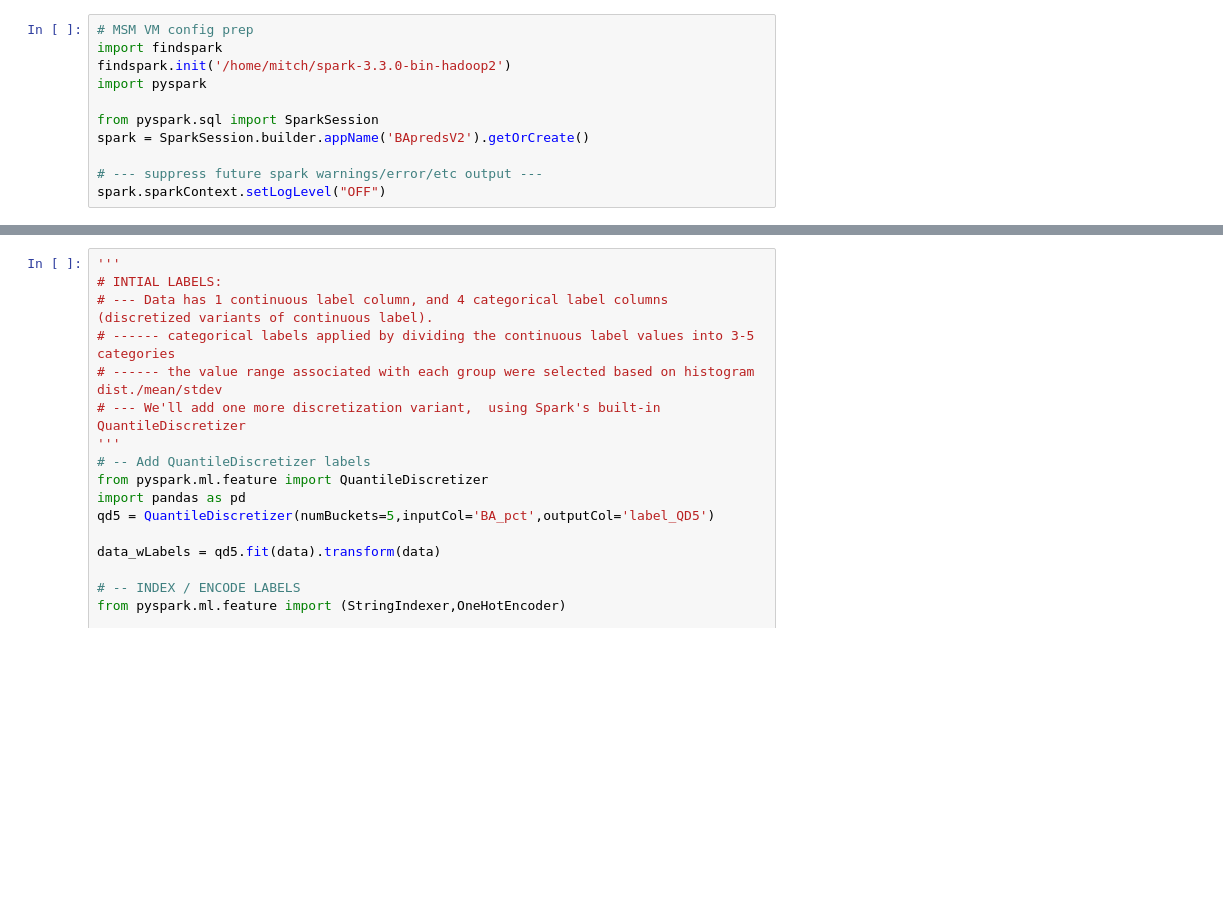
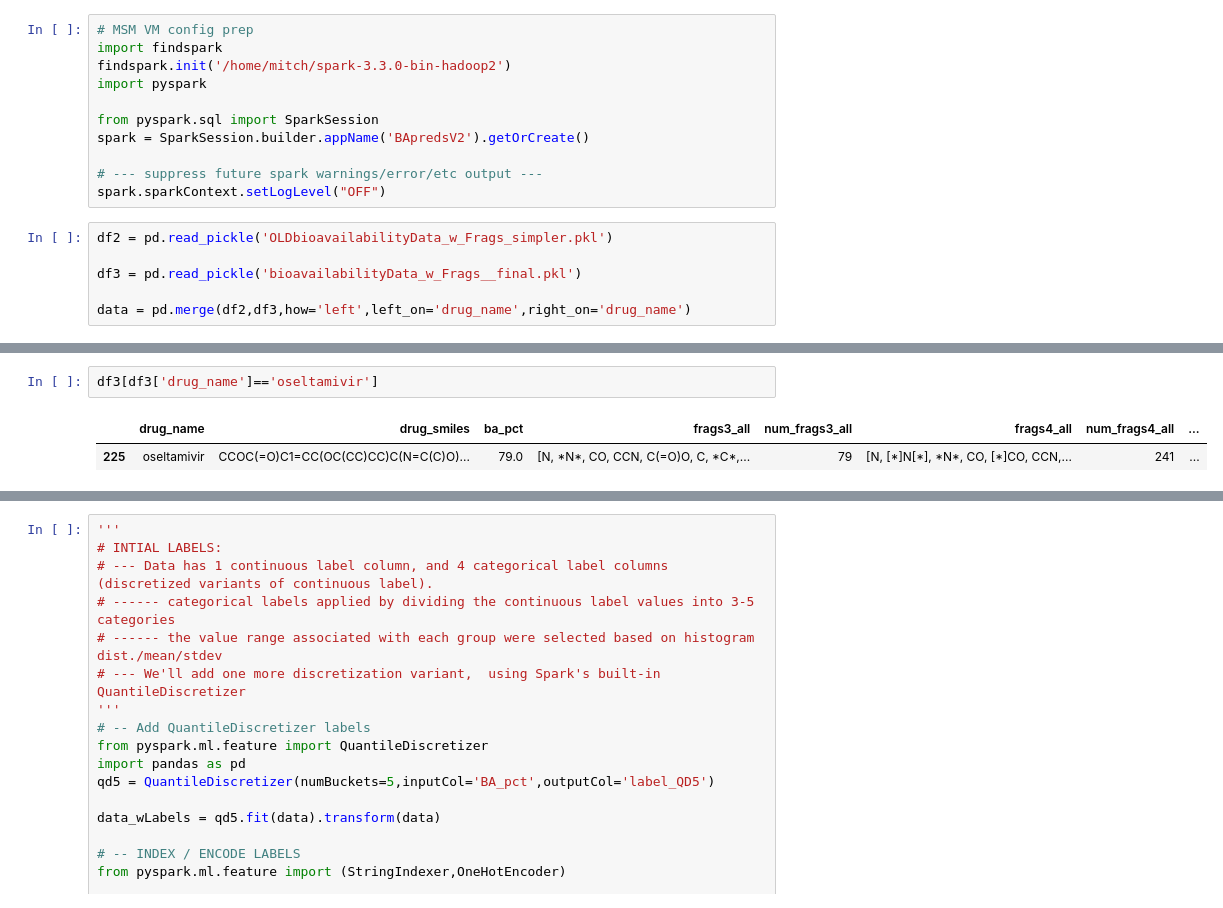
Before and after one commit to mitchism/bioavailability-ML-prediction, a Jupyter notebook: 08 - ML Trial 3.ipynb, the cells around one changed output, grey strips where cells are left out. Drawn from its saved outputs; the diff is of its cells as text; blank space fills up the shorter version.

```diff
--- a/08 - ML Trial 3.ipynb
+++ b/08 - ML Trial 3.ipynb
@@ -9,3 +9,9 @@ spark = SparkSession.builder.appName('BApredsV2').getOrCreate()
 
 # --- suppress future spark warnings/error/etc output ---
 spark.sparkContext.setLogLevel("OFF")
+# %%
+df2 = pd.read_pickle('OLDbioavailabilityData_w_Frags_simpler.pkl')
+
+df3 = pd.read_pickle('bioavailabilityData_w_Frags__final.pkl')
+
+data = pd.merge(df2,df3,how='left',left_on='drug_name',right_on='drug_name')
@@ -11,0 +39,5 @@ spark.sparkContext.setLogLevel("OFF")
+# %%
+df3[df3['drug_name']=='oseltamivir']
+# %% [output]
+|  | drug_name | drug_smiles | ba_pct | frags3_all | num_frags3_all | frags4_all | num_frags4_all | ... |
+| 225 | oseltamivir | CCOC(=O)C1=CC(OC(CC)CC)C(N=C(C)O)... | 79.0 | [N, *N*, CO, CCN, C(=O)O, C, *C*,... | 79 | [N, [*]N[*], *N*, CO, [*]CO, CCN,... | 241 | ... |
```
Also changed, not shown: parts of 45 cells of this notebook, 6 other files.
